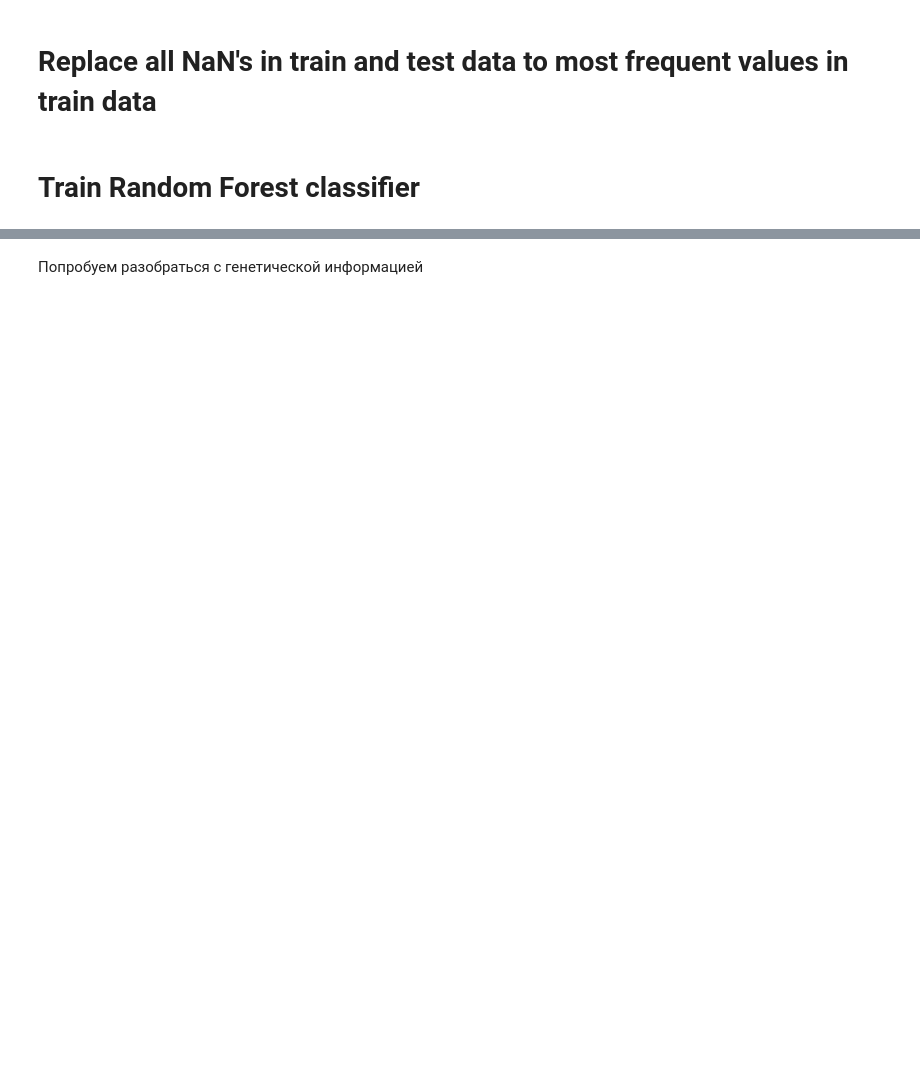
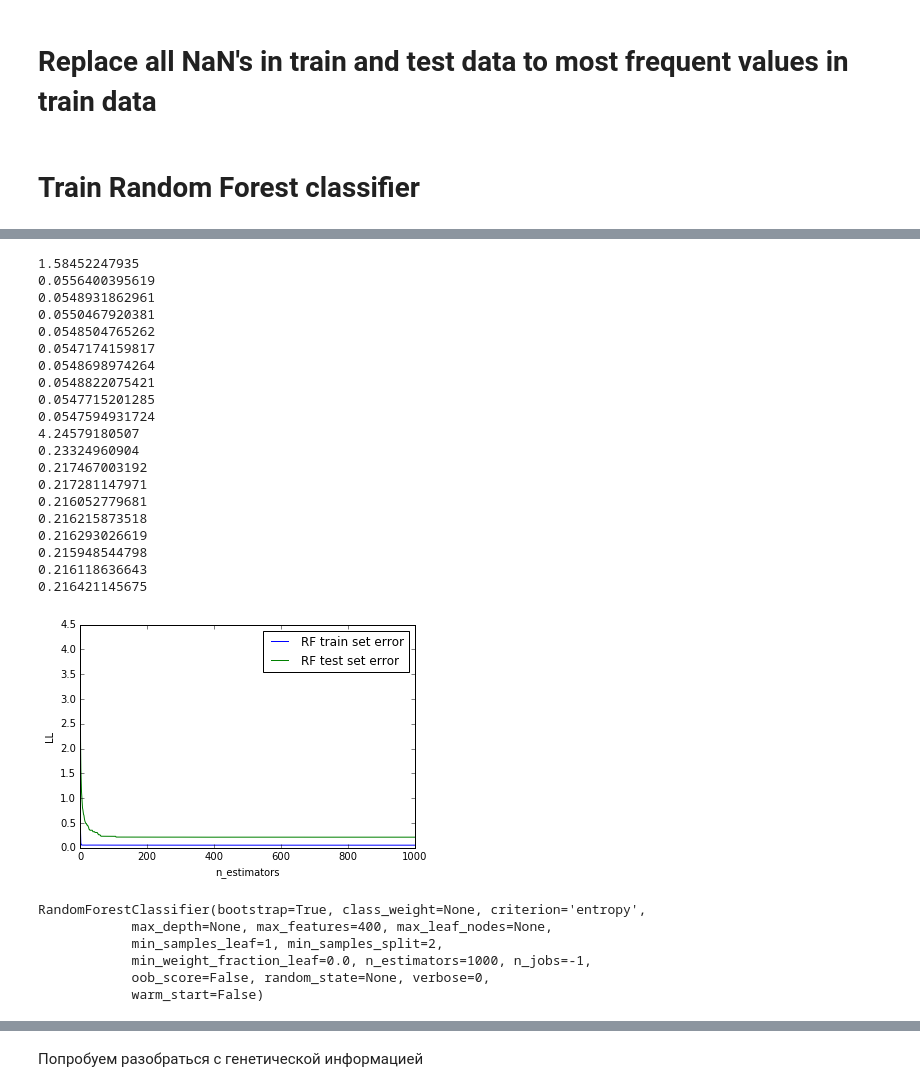
Before and after one commit to alexsyrom/SHAD_ML_KAGGLE_2, a Jupyter notebook: solution.ipynb, the cells around one changed output, grey strips where cells are left out. Saved outputs shown, nothing was run; the diff lists cells and outputs as text; code cells hidden in the pictures; blank space fills up the shorter version.

```diff
--- a/solution.ipynb
+++ b/solution.ipynb
@@ -40,11 +54,11 @@ Data size: (4099, 1330)
 # %%
 Xbig = np.vstack((Xtrain, Xtest))
 # %%
-imp = Imputer(missing_values = 'NaN', strategy = 'most_frequent', axis = 0)
-imp.fit(Xbig)
+imp_first = Imputer(missing_values = 'NaN', strategy = 'most_frequent', axis = 0)
+imp_first.fit(Xbig)
 
-Xtrain = imp.transform(Xtrain)
-Xtest = imp.transform(Xtest)
+Xtrain = imp_first.transform(Xtrain)
+Xtest = imp_first.transform(Xtest)
 # %% [markdown]
 # Train Random Forest classifier
 # %%
@@ -105,0 +118,37 @@ from sklearn.grid_search import GridSearchCV
+# %%
+n_estimators = 1000
+plot_score_graph(RandomForestClassifier(n_estimators=n_estimators, criterion='entropy', max_features=400, n_jobs=-1),
+               X_train, X_test, y_train, y_test,
+               prefix='RF')
+# %% [output]
+1.58452247935
+0.0556400395619
+0.0548931862961
+0.0550467920381
+0.0548504765262
+0.0547174159817
+0.0548698974264
+0.0548822075421
+0.0547715201285
+0.0547594931724
+4.24579180507
+0.23324960904
+0.217467003192
+0.217281147971
+0.216052779681
+0.216215873518
+0.216293026619
+0.215948544798
+0.216118636643
+0.216421145675
+[figure, added]
+# %%
+clf = RandomForestClassifier(n_estimators=n_estimators, criterion='entropy', max_features=400, n_jobs=-1)
+clf.fit(Xtrain, ytrain)
+# %% [output]
+RandomForestClassifier(bootstrap=True, class_weight=None, criterion='entropy',
+            max_depth=None, max_features=400, max_leaf_nodes=None,
+            min_samples_leaf=1, min_samples_split=2,
+            min_weight_fraction_leaf=0.0, n_estimators=1000, n_jobs=-1,
+            oob_score=False, random_state=None, verbose=0,
+            warm_start=False)
```
Also changed, not shown: parts of 11 cells of this notebook, 1 other file.
